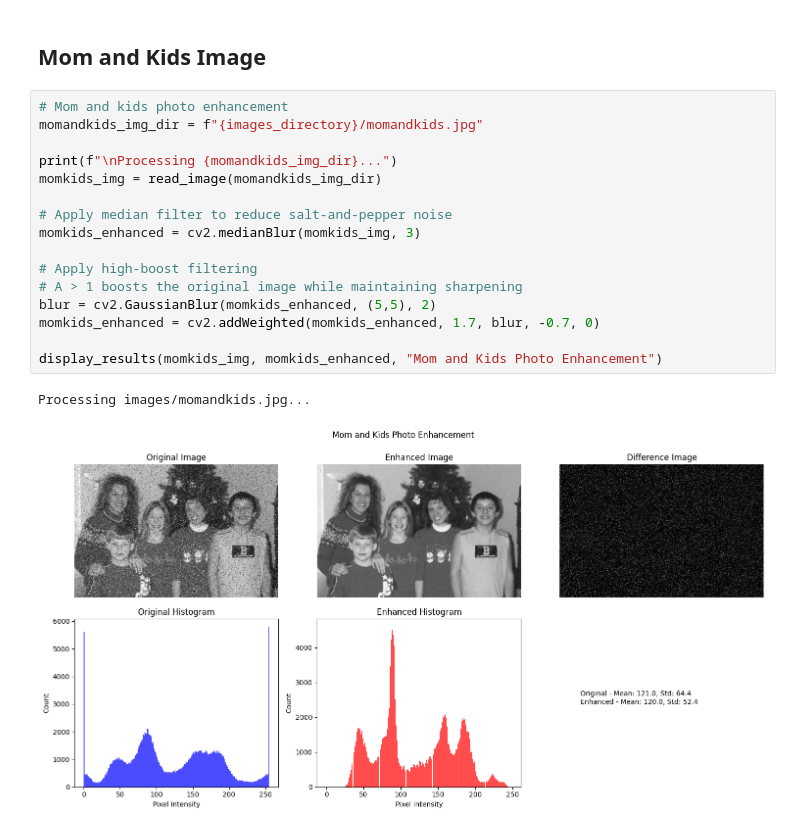
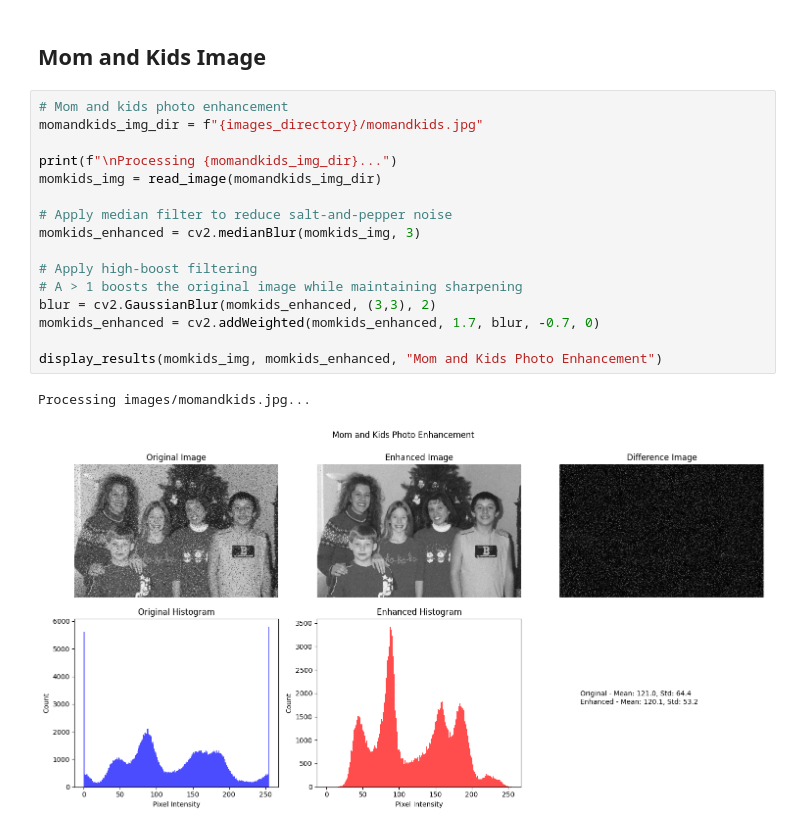
Before and after one commit to lendl-uy/cs282, a Jupyter notebook: pa1/cs282_pa_1_item_5_uy.ipynb, the cells around one changed output. Cells and saved outputs as stored; diff of their text form.

```diff
--- a/pa1/cs282_pa_1_item_5_uy.ipynb
+++ b/pa1/cs282_pa_1_item_5_uy.ipynb
@@ -190,19 +202,19 @@ Processing images/butterfly.gif...
 # %%
 # Mom and kids photo enhancement
 momandkids_img_dir = f"{images_directory}/momandkids.jpg"
 
 print(f"\nProcessing {momandkids_img_dir}...")
 momkids_img = read_image(momandkids_img_dir)
 
 # Apply median filter to reduce salt-and-pepper noise
 momkids_enhanced = cv2.medianBlur(momkids_img, 3)
 
 # Apply high-boost filtering
 # A > 1 boosts the original image while maintaining sharpening
-blur = cv2.GaussianBlur(momkids_enhanced, (5,5), 2)
+blur = cv2.GaussianBlur(momkids_enhanced, (3,3), 2)
 momkids_enhanced = cv2.addWeighted(momkids_enhanced, 1.7, blur, -0.7, 0)
 
 display_results(momkids_img, momkids_enhanced, "Mom and Kids Photo Enhancement")
 # %% [output]
 Processing images/momandkids.jpg...
-[figure, old version]
+[figure, new version]
```
Also changed, not shown: parts of 4 cells of this notebook, 2 other files.
